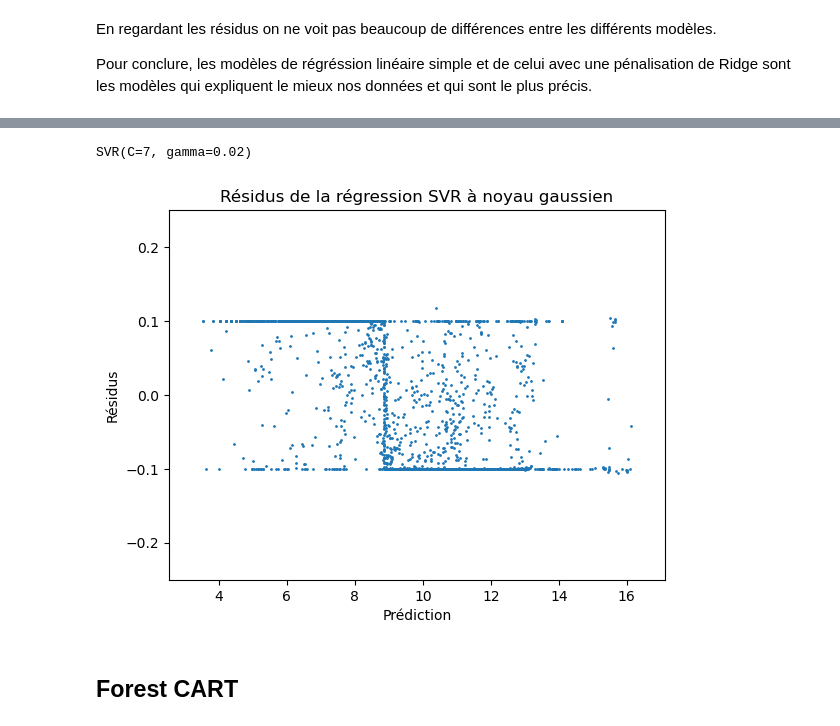
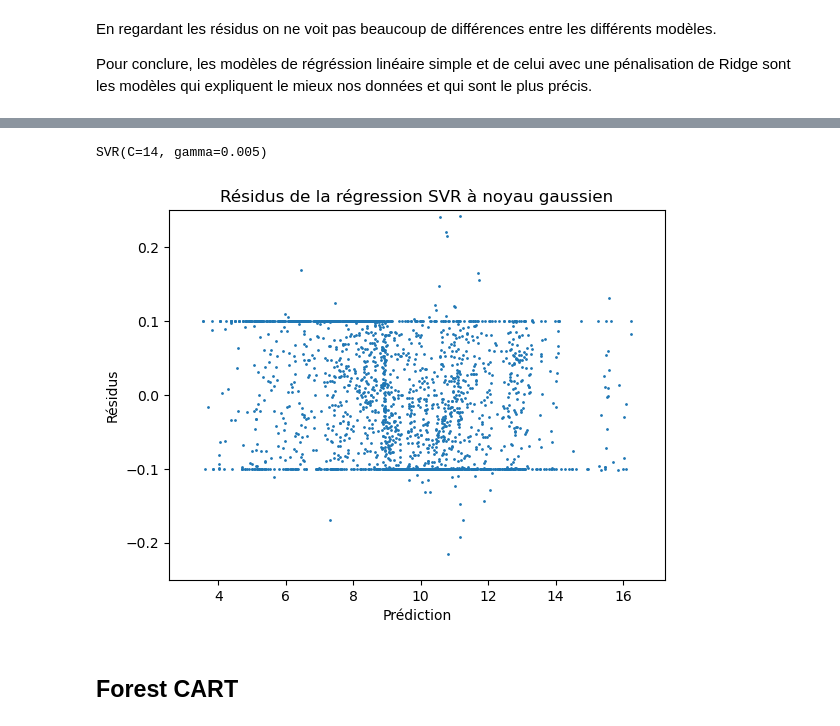
Before and after one commit to PaolaDeTruchis/MachineLearning, a Jupyter notebook: Projet_ML_Python.ipynb, the cells around one changed output, grey strips where cells are left out. Drawn from its saved outputs; the diff is of its cells as text; code cells hidden in the pictures.

```diff
--- a/Projet_ML_Python.ipynb
+++ b/Projet_ML_Python.ipynb
@@ -665,0 +694,36 @@ dtype: float64
+# %%
+from sklearn.pipeline import make_pipeline
+
+param=[{"alpha":[0.001,0.005,0.01,0.05 ]}]
+
+param_grid = {
+    'polynomialfeatures__degree': [2],  # Degrés du polynôme à tester
+    'lasso__alpha': [0.001, 0.01, 0.1, 1.0]  # Valeurs à tester pour le paramètre de régularisation alpha
+    }
+
+
+lasso_model2 = make_pipeline(PolynomialFeatures(), Lasso(max_iter=10000))
+
+grid_search = GridSearchCV(lasso_model2, param_grid, cv=5, scoring='neg_mean_squared_error')
+
+grid_search.fit(Xr_train, CO2_train)
+
+# regOpt_lasso2 = lasso_model.fit(Xr_train,CO2_train)
+
+# best_lasso = lasso_model.best_estimator_
+
+print("Meilleur paramètre alpha:", grid_search.best_params_)
+
+best_model = grid_search.best_estimator_
+predictions = best_model.predict(Xr_test)
+
+
+MSE_lasso2 = mean_squared_error(CO2_test, predictions)
+R2_lasso2 = r2_score(CO2_test,predictions)
+
+#n = len(CO2_test)
+#p = Xr_test.shape[1]
+#adjusted_R2_lasso = 1 - ((1 - R2_lasso) * (n - 1) / (n - p - 1))
+
+# Résidus :
+residuals_lasso2 = CO2_test - predictions
@@ -998,10 +877,10 @@ from sklearn.svm import SVR
 svr = SVR()
 
 # definition des paramètres
-parameters = {'C': [7], 'gamma': np.arange(0.02, 0.1, 0.02)}
+parameters = {'C': [16,18,25,30], 'gamma': np.arange(0.005, 0.03, 0.01)}
 
 # premier entrainement pour trouver les paramètres optimaux
 svr_param = GridSearchCV(svr, parameters)
-svr_param.fit(X_train, CO2_train)
+svr_param.fit(Xr_train, CO2_train)
 # %% [output]
 GridSearchCV(estimator=SVR(),
@@ -1013,23 +893,23 @@ Meilleurs paramètres trouvés: {'C': 7, 'gamma': 0.02}
 # %%
 svr_best = SVR(C=svr_param.best_params_['C'], gamma=svr_param.best_params_['gamma'])
-svr_best.fit(X_train, CO2_train)
+svr_best.fit(Xr_train, CO2_train)
 # %% [output]
-SVR(C=7, gamma=0.02)
+SVR(C=14, gamma=0.005)
 # %%
-fit_svmr = svr_best.predict(X_train)
+fit_svmr = svr_best.predict(Xr_train)
 
 res_svmr = fit_svmr - CO2_train
 
 # affichage des résidus
 plt.scatter(fit_svmr, res_svmr, s=1)
 plt.xlabel("Prédiction")
 plt.ylabel("Résidus")
 plt.title("Résidus de la régression SVR à noyau gaussien")
 plt.xlim(min(fit_svmr) - 1, max(fit_svmr) + 1)
 plt.ylim(-0.25,0.25)
 plt.show()
 # %% [output]
-[figure, old version]
+[figure, new version]
 # %% [markdown]
 ## Forest CART
 # %%
```
Also changed, not shown: parts of 58 cells of this notebook.
